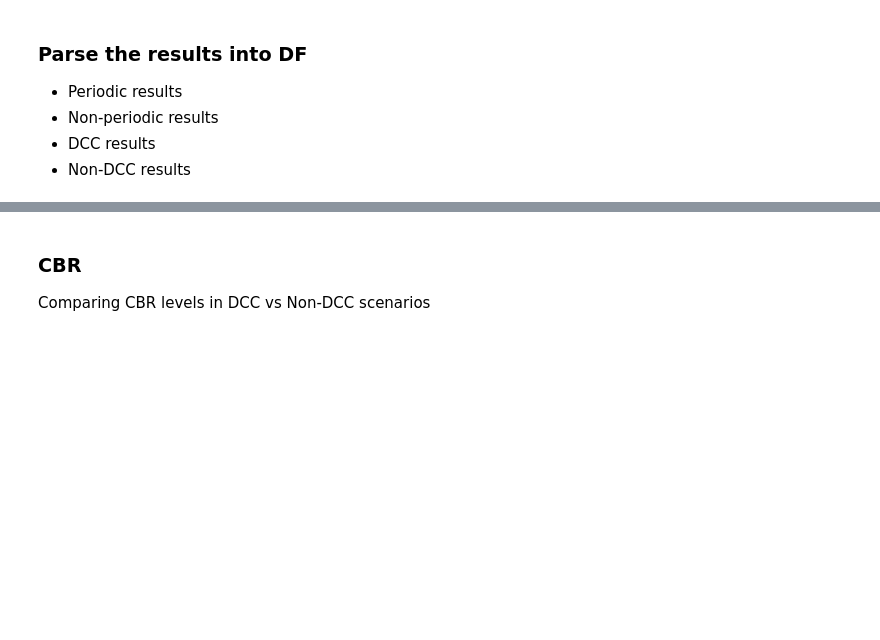
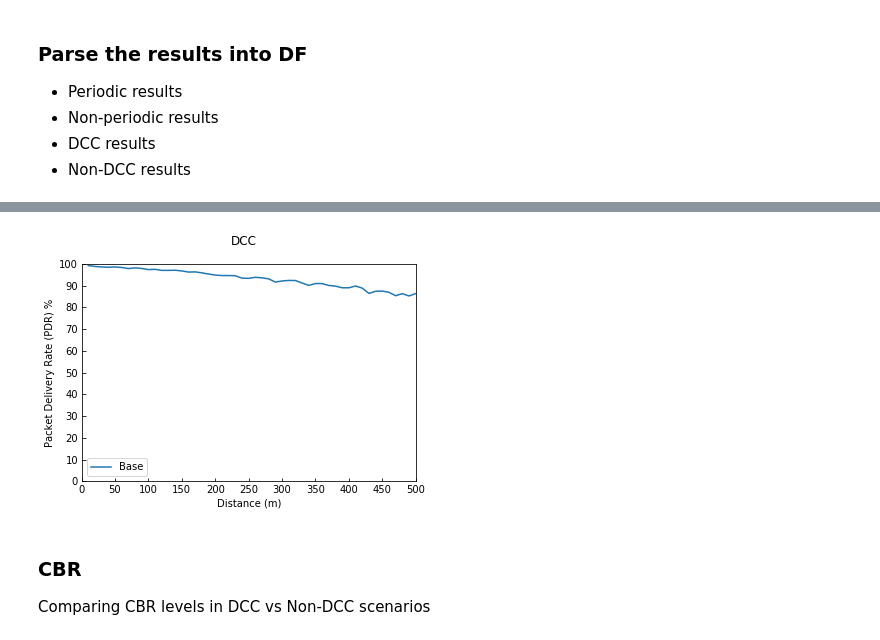
Before and after one commit to brianmc95/results-analysis, a Jupyter notebook: jupyter-notebooks/complex_scenarios.ipynb, the cells around one changed output, grey strips where cells are left out. Saved outputs shown, nothing was run; the diff lists cells and outputs as text; code cells hidden in the pictures; blank space fills up the shorter version.

```diff
--- a/jupyter-notebooks/complex_scenarios.ipynb
+++ b/jupyter-notebooks/complex_scenarios.ipynb
@@ -279,3 +288,7 @@ pdr_dist(dcc, distances, ["DCC-Enabled", "DCC-Disabled", "Internal-DCC", "After-
+# %%
+pdr_dist(dcc, distances, ["Base"], "DCC", show=True, store=True)
+# %% [output]
+[figure, added]
 # %% [markdown]
 ### CBR
 
```
Also changed, not shown: parts of 7 cells of this notebook.
